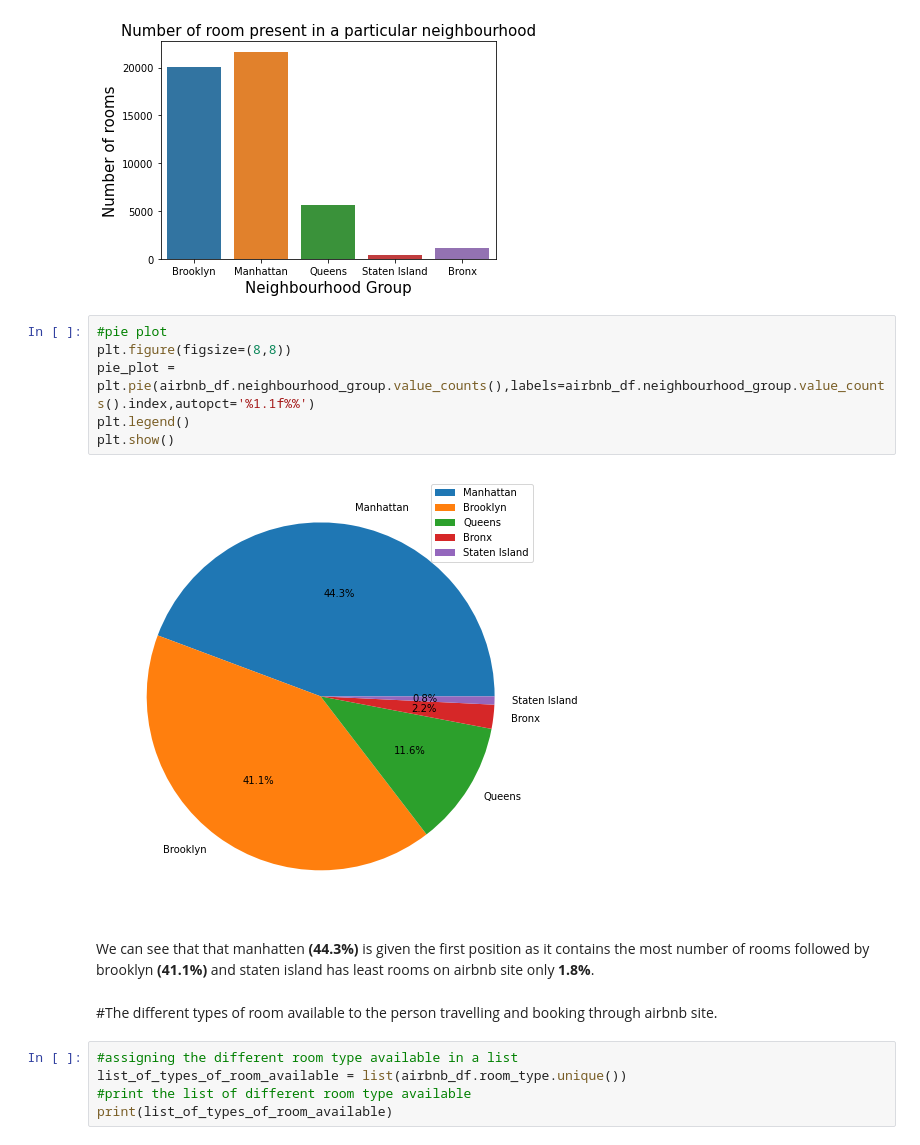
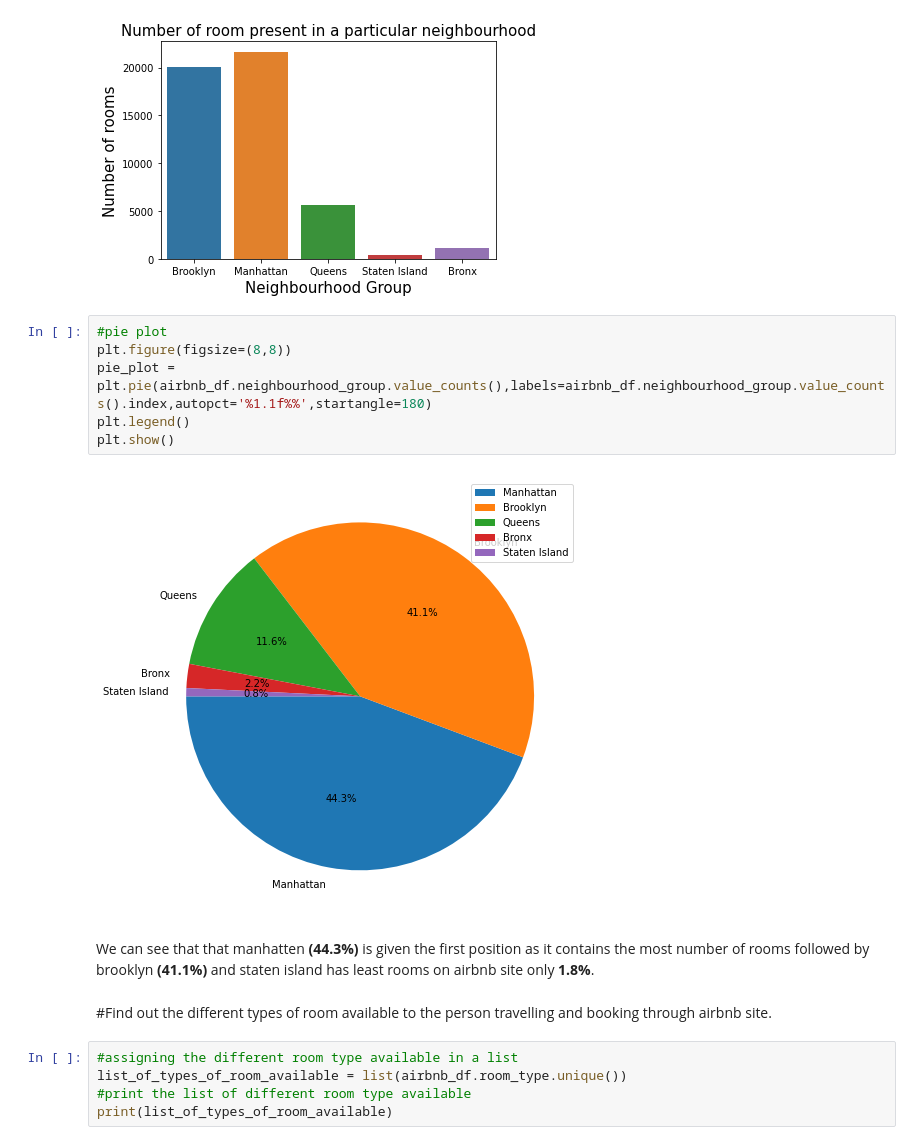
Before and after one commit to Gyanendra079/Airbnb-Bookings-Analysis---Capstone-project, a Jupyter notebook: [Gyanendra_kumar_Porwal_]Airbnb_Bookings_Analysis_Capstone_Project.ipynb, the cells around one changed output. Drawn from its saved outputs; the diff is of its cells as text.

```diff
--- a/[Gyanendra_kumar_Porwal_]Airbnb_Bookings_Analysis_Capstone_Project.ipynb
+++ b/[Gyanendra_kumar_Porwal_]Airbnb_Bookings_Analysis_Capstone_Project.ipynb
@@ -212,15 +210,15 @@ plt.show()
 # %%
 #pie plot
 plt.figure(figsize=(8,8))
-pie_plot = plt.pie(airbnb_df.neighbourhood_group.value_counts(),labels=airbnb_df.neighbourhood_group.value_counts().index,autopct='%1.1f%%')
+pie_plot = plt.pie(airbnb_df.neighbourhood_group.value_counts(),labels=airbnb_df.neighbourhood_group.value_counts().index,autopct='%1.1f%%',startangle=180)
 plt.legend()
 plt.show()
 # %% [output]
-[figure, old version]
+[figure, new version]
 # %% [markdown]
 We can see that that manhatten **(44.3%)** is given the first position as it contains the most number of rooms followed by brooklyn **(41.1%)** and staten island has least rooms on airbnb site only **1.8%**.
 # %% [markdown]
-#The different types of room available to the person travelling and booking through airbnb site.
+#Find out the different types of room available to the person travelling and booking through airbnb site.
 # %%
 #assigning the different room type available in a list
 list_of_types_of_room_available = list(airbnb_df.room_type.unique())
```
Also changed, not shown: parts of 21 cells of this notebook.
